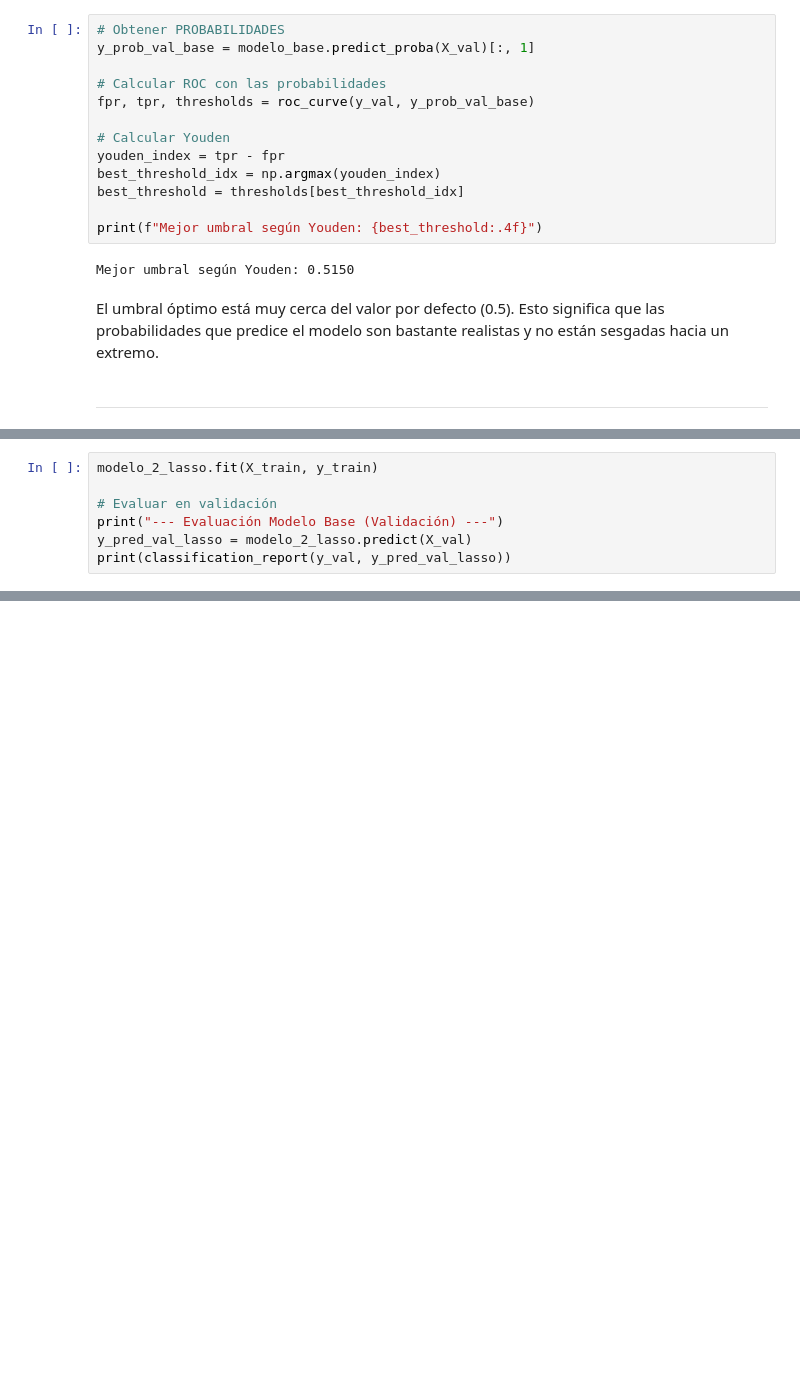
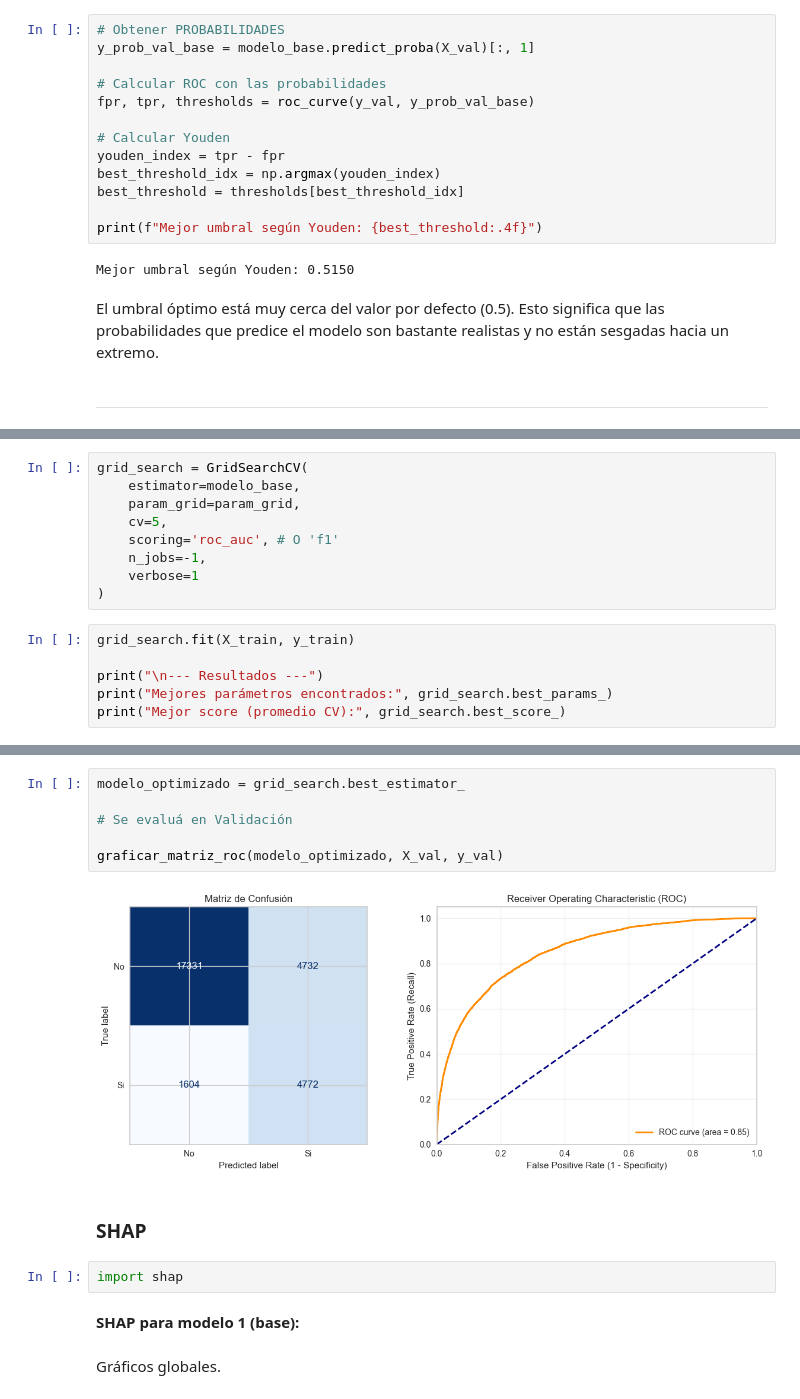
Before and after one commit to CaroRuiz92/AA1-TUIA-Ruiz-Quispe, a Jupyter notebook: TP-clasificacion-AA1.ipynb, the cells around one changed output, grey strips where cells are left out. Cells and saved outputs as stored; diff of their text form; blank space fills up the shorter version.

Commit message:
Entrega hasta item 6 - Correcciones de GSCV y SHAP

```diff
--- a/TP-clasificacion-AA1.ipynb
+++ b/TP-clasificacion-AA1.ipynb
@@ -854,7 +823,0 @@ modelo_2_lasso = LogisticRegression(
-# %%
-modelo_2_lasso.fit(X_train, y_train)
-
-# Evaluar en validación
-print("--- Evaluación Modelo Base (Validación) ---")
-y_pred_val_lasso = modelo_2_lasso.predict(X_val)
-print(classification_report(y_val, y_pred_val_lasso))
@@ -874,0 +860,15 @@ graficar_matriz_roc(modelo_2_lasso, X_val, y_val)
+# %%
+grid_search = GridSearchCV(
+    estimator=modelo_base,
+    param_grid=param_grid,
+    cv=5,
+    scoring='roc_auc', # O 'f1'
+    n_jobs=-1,
+    verbose=1
+)
+# %%
+grid_search.fit(X_train, y_train)
+
+print("\n--- Resultados ---")
+print("Mejores parámetros encontrados:", grid_search.best_params_)
+print("Mejor score (promedio CV):", grid_search.best_score_)
@@ -874,0 +883,16 @@ graficar_matriz_roc(modelo_2_lasso, X_val, y_val)
+# %%
+modelo_optimizado = grid_search.best_estimator_
+
+# Se evaluá en Validación
+
+graficar_matriz_roc(modelo_optimizado, X_val, y_val)
+# %% [output]
+[figure, added]
+# %% [markdown]
+### SHAP
+# %%
+import shap
+# %% [markdown]
+**SHAP para modelo 1 (base):**
+# %% [markdown]
+Gráficos globales.
```
Also changed, not shown: parts of 37 cells of this notebook.
